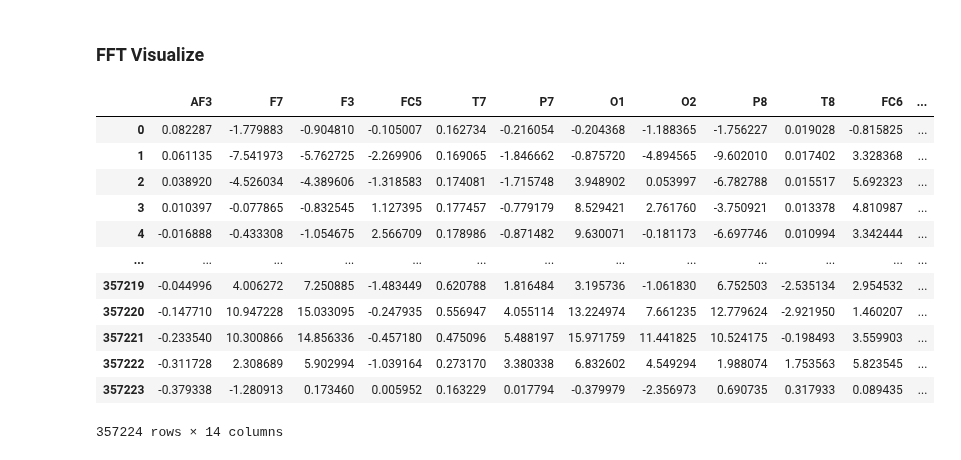
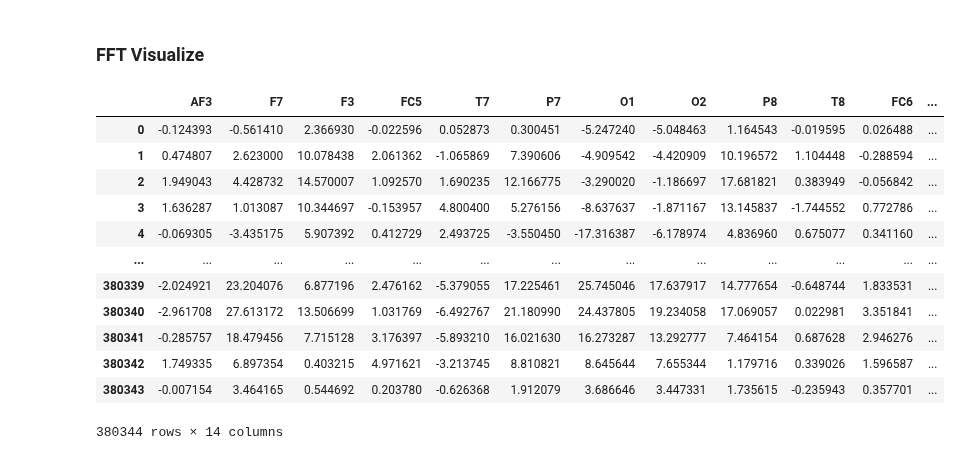
Before and after one commit to yakir4123/SNN-SCTN, a Jupyter notebook: scripts/mental_attention_state_detection.ipynb, the cells around one changed output. Drawn from its saved outputs; the diff is of its cells as text; code cells hidden in the pictures.

```diff
--- a/scripts/mental_attention_state_detection.ipynb
+++ b/scripts/mental_attention_state_detection.ipynb
@@ -10,8 +10,8 @@ import matplotlib.pyplot as plt
 
 EEG_FOLDER = f'../datasets/EEG_data_for_Mental_Attention_State_Detection'
 
-trial = 3
-channel = 'F7'
+trial = 4
+channel = 'AF4'
 # %% [markdown]
 # Util Methods
 # %% [markdown]
@@ -134,8 +131,8 @@ def plot_heatmap(heatmap_data, y_labels, annotate, title=None):
 # %%
 example_spikes_channel = load_preprocessed_spikes(trial, channel)
 # %%
-eeg_bands = spikes_data2eeg_bands(all_spikes2bins(example_spikes_channel, window=5_000_000))
+eeg_bands = spikes_data2eeg_bands(all_spikes2bins(example_spikes_channel, window=25_000))
 spikes_spectogram = spikes_dict2spectogram(eeg_bands)
 bins=int(spikes_spectogram.shape[1])
-plot_heatmap(spikes_spectogram, eeg_bands.keys(), annotate=True, title='Spikes spectogram')
+plot_heatmap(spikes_spectogram, eeg_bands.keys(), annotate=False, title='Spikes spectogram')
 # %% [output]
@@ -154,7 +152,6 @@ def plot_spectrogram(data, fs, fmin, fmax):
     plt.figure(figsize=(14, 5))
     Sxx, freqs, bins, im = plt.specgram(data, NFFT=256, Fs=fs,
                                          noverlap=128, cmap='jet')
-    print(bins)
     plt.ylim(fmin, fmax)
     plt.xlabel('Time (s)')
     plt.ylabel('Frequency (Hz)')
@@ -199,46 +196,46 @@ def get_EEG_data(data_root, filename):
     data = pd.DataFrame.from_dict(mat["o"]["data"][0,0])
 
     # Limit the data to the 7 valid EEG leads.
     dat = data.filter(list(range(3, 17)))
     dat.columns = list(range(1, 15))
     dat = dat.filter([1,2, 3, 4,5,6, 7, 8, 9,10,11,12,13,14,17], axis=1)
     labels = ['AF3','F7', 'F3','FC5','T7','P7','O1', 'O2','P8','T8', 'FC6','F4','F8','AF4']  # FP2 should really be AF4
     dat.columns = labels
 
 
     # Filter the data, high pass 2 Hz, low pass 40 Hz.
     lo, hi = 2, 40
     # Do the filtering.
     datf = bp_filter(dat.to_numpy(), lo, hi, hz)
 
     # Convert back to a dataframe.
     dat = pd.DataFrame({c: datf[:, i] for i,c in enumerate(labels)})
 
     # Z-transform each column
     #dat = dat.apply(zscore)
 
     return dat
 
 def get_trial_data(trial):
     dat = get_EEG_data(data_root, f'eeg_record{trial}.mat')
     return dat
-example_data = get_trial_data(3)
+example_data = get_trial_data(trial)
 channel_names = example_data.columns
 example_data
 # %% [output]
 |  | AF3 | F7 | F3 | FC5 | T7 | P7 | O1 | O2 | P8 | T8 | FC6 | ... |
-| 0 | 0.082287 | -1.779883 | -0.904810 | -0.105007 | 0.162734 | -0.216054 | -0.204368 | -1.188365 | -1.756227 | 0.019028 | -0.815825 | ... |
-| 1 | 0.061135 | -7.541973 | -5.762725 | -2.269906 | 0.169065 | -1.846662 | -0.875720 | -4.894565 | -9.602010 | 0.017402 | 3.328368 | ... |
-| 2 | 0.038920 | -4.526034 | -4.389606 | -1.318583 | 0.174081 | -1.715748 | 3.948902 | 0.053997 | -6.782788 | 0.015517 | 5.692323 | ... |
-| 3 | 0.010397 | -0.077865 | -0.832545 | 1.127395 | 0.177457 | -0.779179 | 8.529421 | 2.761760 | -3.750921 | 0.013378 | 4.810987 | ... |
-| 4 | -0.016888 | -0.433308 | -1.054675 | 2.566709 | 0.178986 | -0.871482 | 9.630071 | -0.181173 | -6.697746 | 0.010994 | 3.342444 | ... |
+| 0 | -0.124393 | -0.561410 | 2.366930 | -0.022596 | 0.052873 | 0.300451 | -5.247240 | -5.048463 | 1.164543 | -0.019595 | 0.026488 | ... |
+| 1 | 0.474807 | 2.623000 | 10.078438 | 2.061362 | -1.065869 | 7.390606 | -4.909542 | -4.420909 | 10.196572 | 1.104448 | -0.288594 | ... |
+| 2 | 1.949043 | 4.428732 | 14.570007 | 1.092570 | 1.690235 | 12.166775 | -3.290020 | -1.186697 | 17.681821 | 0.383949 | -0.056842 | ... |
+| 3 | 1.636287 | 1.013087 | 10.344697 | -0.153957 | 4.800400 | 5.276156 | -8.637637 | -1.871167 | 13.145837 | -1.744552 | 0.772786 | ... |
+| 4 | -0.069305 | -3.435175 | 5.907392 | 0.412729 | 2.493725 | -3.550450 | -17.316387 | -6.178974 | 4.836960 | 0.675077 | 0.341160 | ... |
 | ... | ... | ... | ... | ... | ... | ... | ... | ... | ... | ... | ... | ... |
-| 357219 | -0.044996 | 4.006272 | 7.250885 | -1.483449 | 0.620788 | 1.816484 | 3.195736 | -1.061830 | 6.752503 | -2.535134 | 2.954532 | ... |
-| 357220 | -0.147710 | 10.947228 | 15.033095 | -0.247935 | 0.556947 | 4.055114 | 13.224974 | 7.661235 | 12.779624 | -2.921950 | 1.460207 | ... |
-| 357221 | -0.233540 | 10.300866 | 14.856336 | -0.457180 | 0.475096 | 5.488197 | 15.971759 | 11.441825 | 10.524175 | -0.198493 | 3.559903 | ... |
-| 357222 | -0.311728 | 2.308689 | 5.902994 | -1.039164 | 0.273170 | 3.380338 | 6.832602 | 4.549294 | 1.988074 | 1.753563 | 5.823545 | ... |
-| 357223 | -0.379338 | -1.280913 | 0.173460 | 0.005952 | 0.163229 | 0.017794 | -0.379979 | -2.356973 | 0.690735 | 0.317933 | 0.089435 | ... |
+| 380339 | -2.024921 | 23.204076 | 6.877196 | 2.476162 | -5.379055 | 17.225461 | 25.745046 | 17.637917 | 14.777654 | -0.648744 | 1.833531 | ... |
+| 380340 | -2.961708 | 27.613172 | 13.506699 | 1.031769 | -6.492767 | 21.180990 | 24.437805 | 19.234058 | 17.069057 | 0.022981 | 3.351841 | ... |
+| 380341 | -0.285757 | 18.479456 | 7.715128 | 3.176397 | -5.893210 | 16.021630 | 16.273287 | 13.292777 | 7.464154 | 0.687628 | 2.946276 | ... |
+| 380342 | 1.749335 | 6.897354 | 0.403215 | 4.971621 | -3.213745 | 8.810821 | 8.645644 | 7.655344 | 1.179716 | 0.339026 | 1.596587 | ... |
+| 380343 | -0.007154 | 3.464165 | 0.544692 | 0.203780 | -0.626368 | 1.912079 | 3.686646 | 3.447331 | 1.735615 | -0.235943 | 0.357701 | ... |
-357224 rows × 14 columns
+380344 rows × 14 columns
 # %%
 def plot_spectrogram(data, channel_name, fs, fmin, fmax):
     # plot the spectrogram
```
Also changed, not shown: parts of 7 cells of this notebook, 1 other file.
